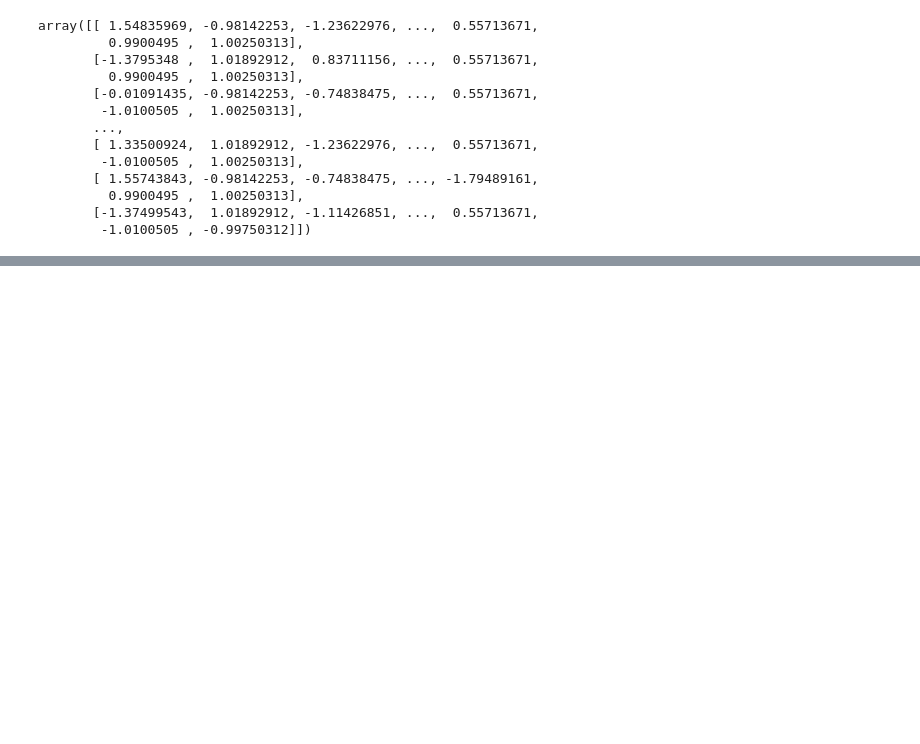
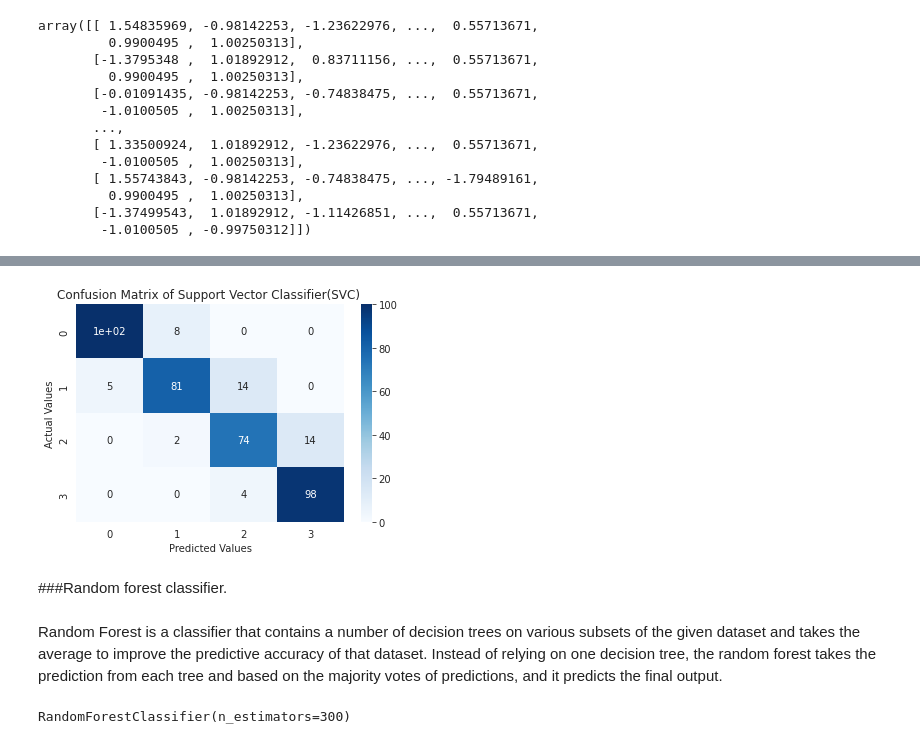
Before and after one commit to Amankr351/Mobile-Price-Range-Prediction, a Jupyter notebook: Mobile_Price_Range_Prediction.ipynb, the cells around one changed output, grey strips where cells are left out. Saved outputs shown, nothing was run; the diff lists cells and outputs as text; code cells hidden in the pictures; blank space fills up the shorter version.

```diff
--- a/Mobile_Price_Range_Prediction.ipynb
+++ b/Mobile_Price_Range_Prediction.ipynb
@@ -474,0 +412,4 @@ plt.show()
+# %%
+#Predicting the value of the dependent variable for test dataset
+pred_svc = svc_model.predict(X_test)
+pred_svc
@@ -474,0 +455,20 @@ plt.show()
+# %%
+#Confusion Matrix of Support Vector Classifier(SVC)
+cf_matrix_svc = confusion_matrix(pred_svc,Y_test)
+sns.heatmap(cf_matrix_svc, annot=True, cmap='Blues')
+plt.title("Confusion Matrix of Support Vector Classifier(SVC) ")
+plt.xlabel('Predicted Values')
+plt.ylabel('Actual Values')
+plt.show()
+# %% [output]
+[figure, added]
+# %% [markdown]
+###Random forest classifier.
+# %% [markdown]
+Random Forest is a classifier that contains a number of decision trees on various subsets of the given dataset and takes the average to improve the predictive accuracy of that dataset. Instead of relying on one decision tree, the random forest takes the prediction from each tree and based on the majority votes of predictions, and it predicts the final output.
+# %%
+#Training the Random forest classifier model
+rfc_model = RandomForestClassifier(n_estimators=300)
+rfc_model.fit(X_train, Y_train)
+# %% [output]
+RandomForestClassifier(n_estimators=300)
```
Also changed, not shown: parts of 114 cells of this notebook.
